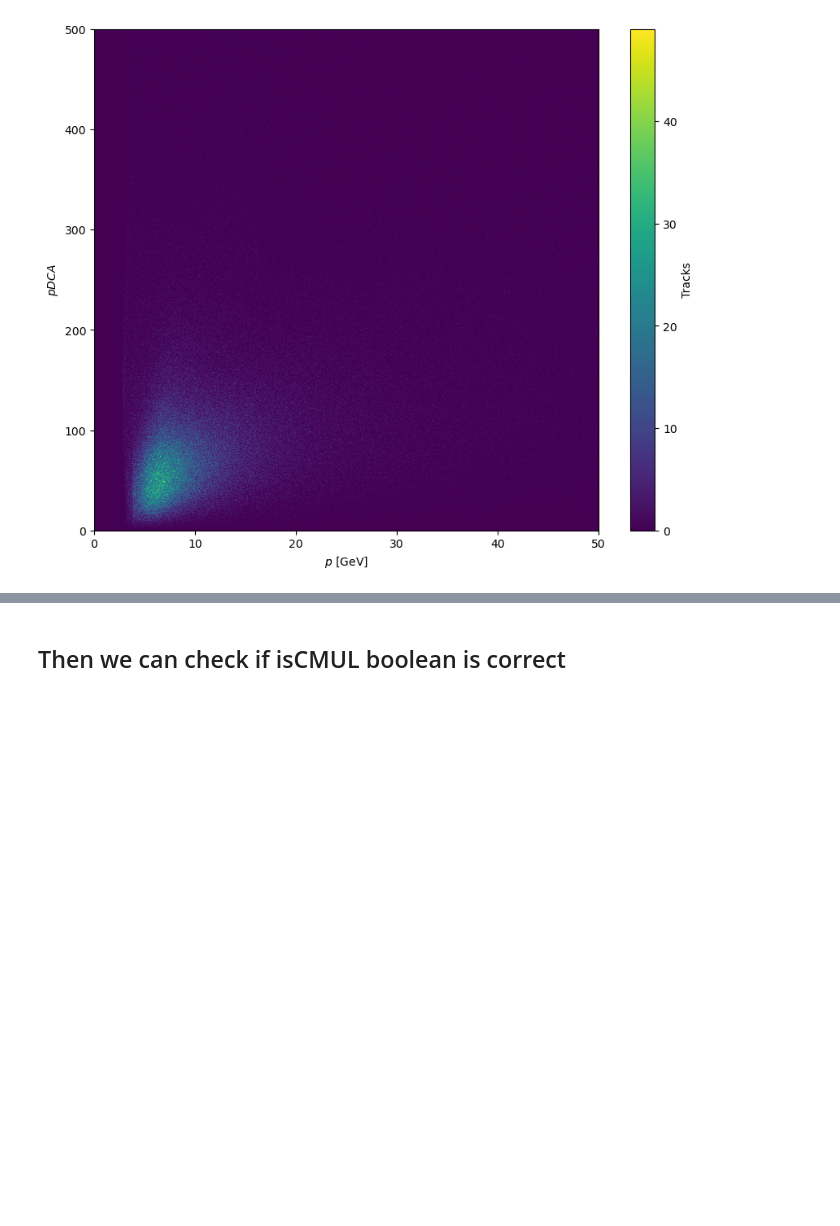
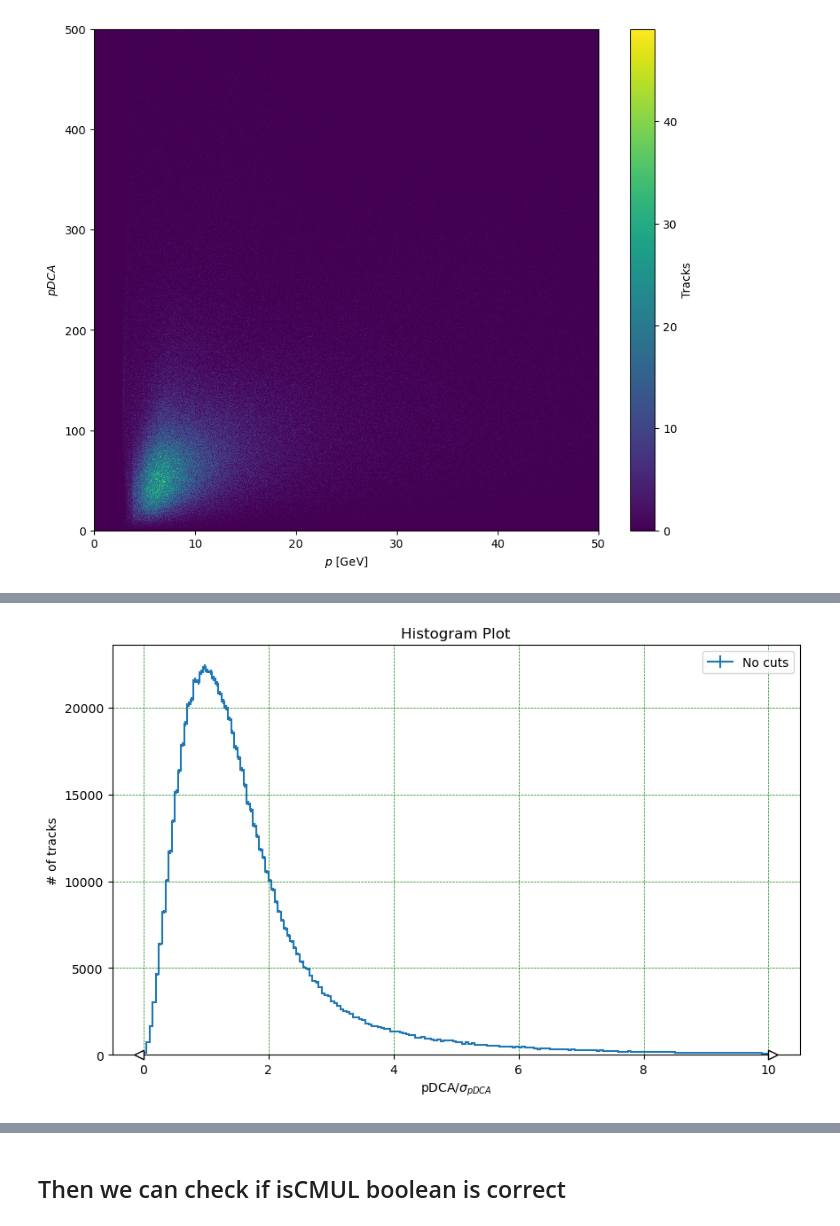
Before and after one commit to 00Goldy/qqbar2mumu-2025, a Jupyter notebook: notebooks/DATA/Data_Checks.ipynb, the cells around one changed output, grey strips where cells are left out. Drawn from its saved outputs; the diff is of its cells as text; code cells hidden in the pictures; blank space fills up the shorter version.

```diff
--- a/notebooks/DATA/Data_Checks.ipynb
+++ b/notebooks/DATA/Data_Checks.ipynb
@@ -229,0 +235,4 @@ Plot(vhfractionEvSel, vhfractionRaw,0,0)
+# %%
+Plot(vhfractionRaw, labelH1="No cuts", xlabel=r"pDCA/$\sigma_{pDCA}$")
+# %% [output]
+[figure, added]
```
Also changed, not shown: parts of 4 cells of this notebook, 1 other file.
